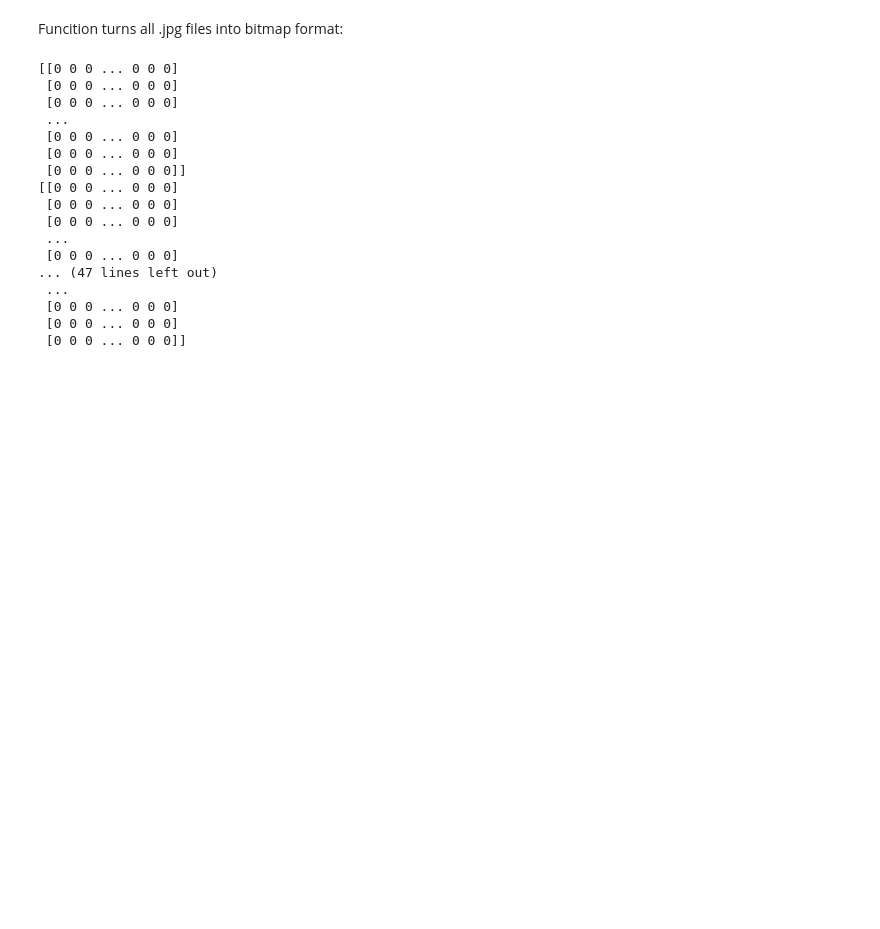
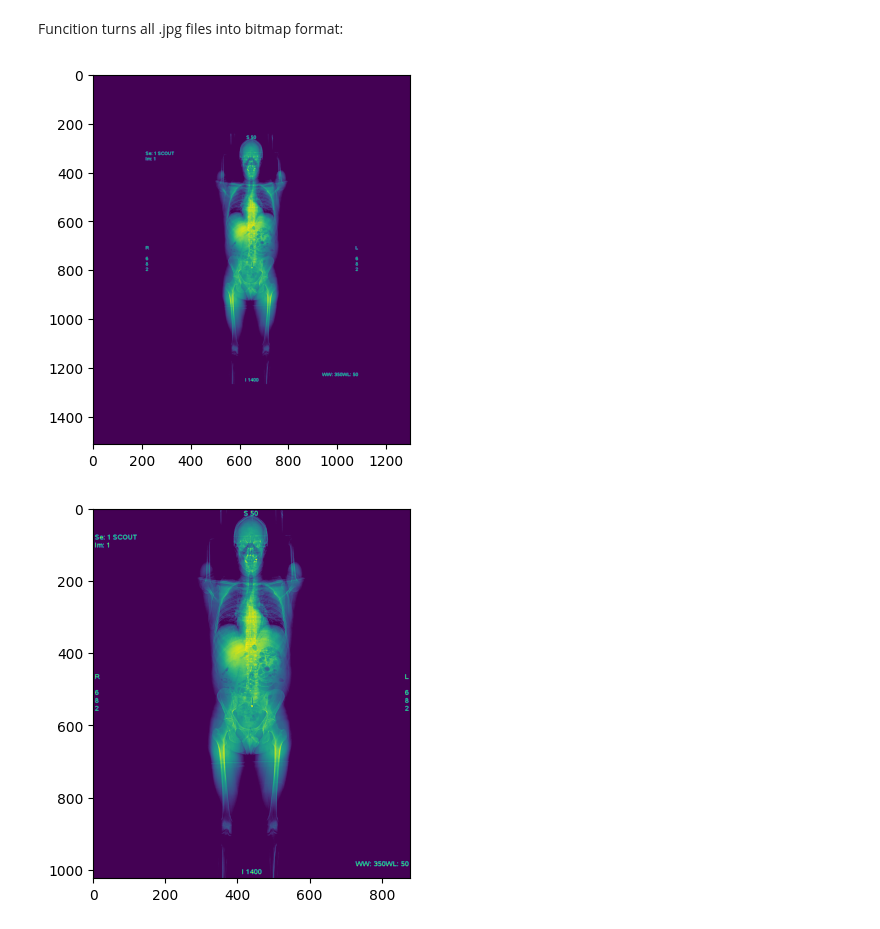
Before and after one commit to Mikokii/Tomograph-Simulator, a Jupyter notebook: tomograph_simulator.ipynb, the cells around one changed output. Cells and saved outputs as stored; diff of their text form; code cells hidden in the pictures; blank space fills up the shorter version.

Commit message:
Added visual part

```diff
--- a/tomograph_simulator.ipynb
+++ b/tomograph_simulator.ipynb
@@ -39,27 +40,13 @@ def RadonTransform(bitmap):
 # %%
 if __name__ == '__main__':
     #For multiple files turning into bitmaps
     bitmap_files = turnJpgIntoBitmap(r"Tomograf-images")
-    for i in bitmap_files:
-        print(i)
+    for file in bitmap_files:
+        plt.imshow(file)
+        plt.show()
 
     #Single file into bitmap
     # bitmap = turnSingleJpgIntoBitmap('Shepp_logan.jpg')
 # %% [output]
-[[0 0 0 ... 0 0 0]
- [0 0 0 ... 0 0 0]
- [0 0 0 ... 0 0 0]
- ...
- [0 0 0 ... 0 0 0]
- [0 0 0 ... 0 0 0]
- [0 0 0 ... 0 0 0]]
-[[0 0 0 ... 0 0 0]
- [0 0 0 ... 0 0 0]
- [0 0 0 ... 0 0 0]
- ...
- [0 0 0 ... 0 0 0]
-... (47 lines left out)
- ...
- [0 0 0 ... 0 0 0]
- [0 0 0 ... 0 0 0]
- [0 0 0 ... 0 0 0]]
+[figure, added]
+[figure, added]
```
Also changed, not shown: parts of 2 cells of this notebook.
